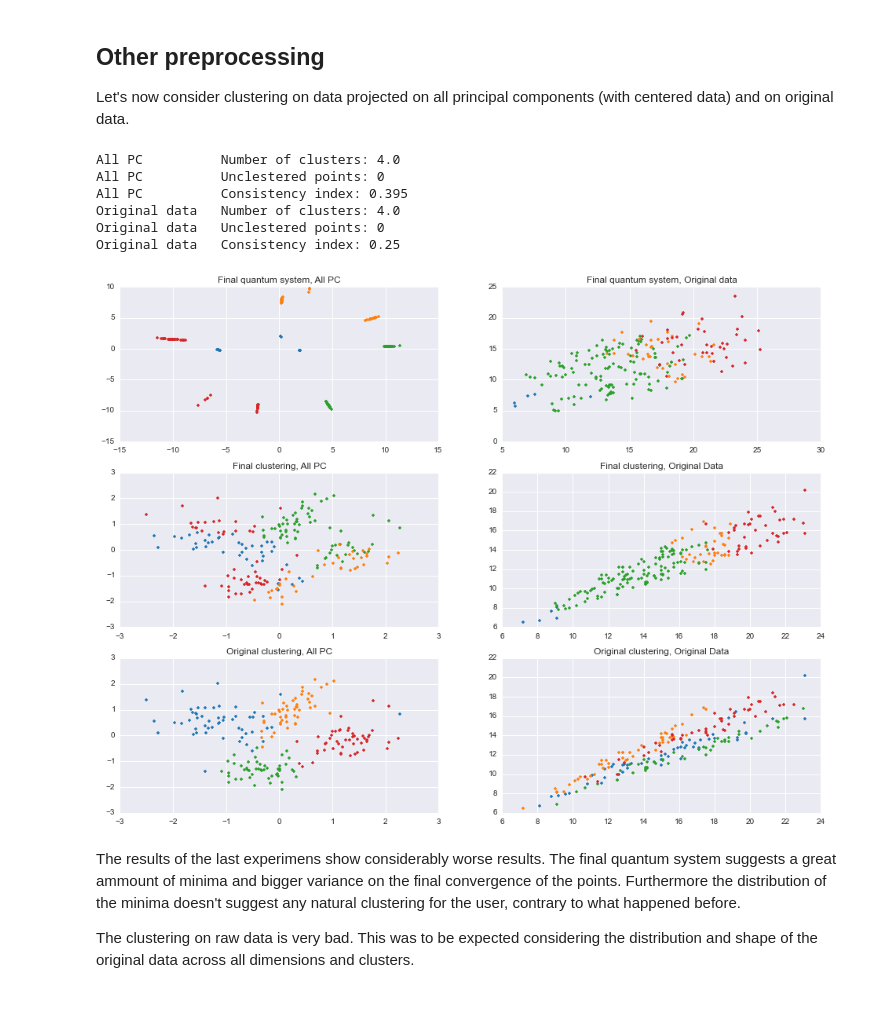
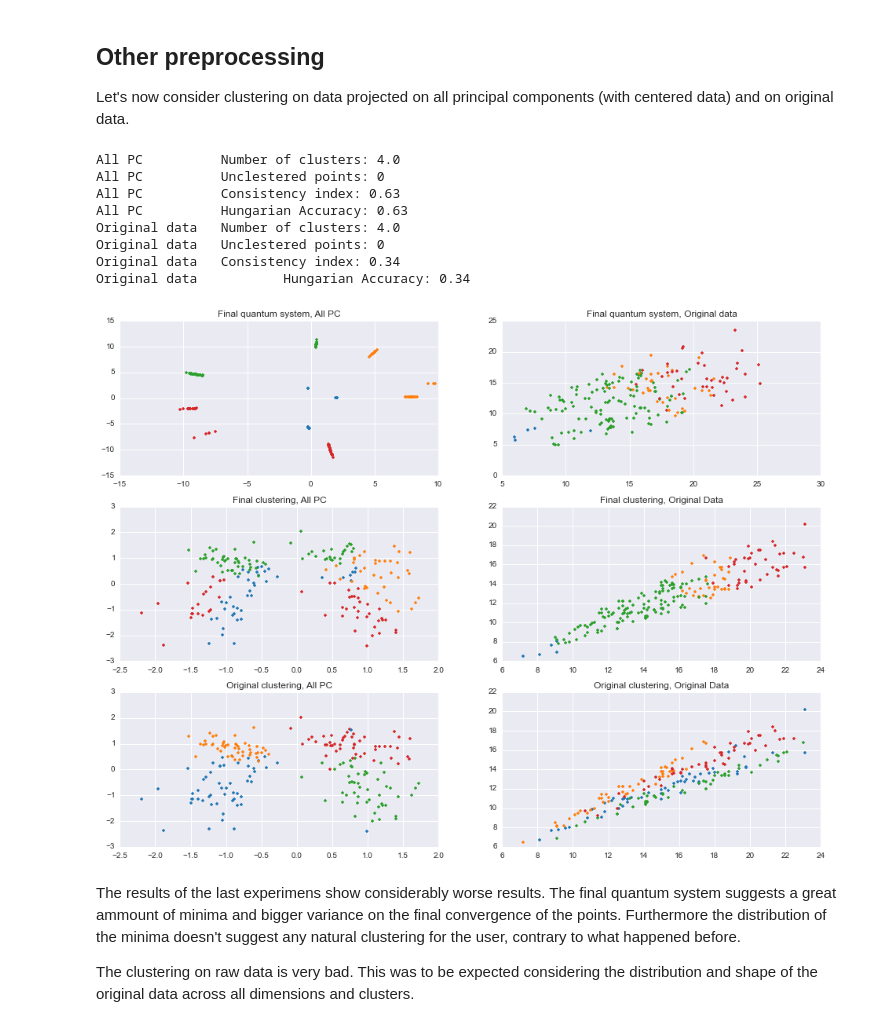
Before and after one commit to diogo-aos/QCThesis, a Jupyter notebook: notebooks/Horn accuracy.ipynb, the cells around one changed output. Cells and saved outputs as stored; diff of their text form; code cells hidden in the pictures.

```diff
--- a/notebooks/Horn accuracy.ipynb
+++ b/notebooks/Horn accuracy.ipynb
@@ -246,10 +272,10 @@ irisClustering=HornAlg.fineCluster(irisD2,dist,potential=iV2)
 
 print 'Number of clusters:',max(irisClustering)
 
-iFig2=plt.figure(figsize=(16,12))
-iAx1=iFig2.add_subplot(2,2,1)
-iAx2=iFig2.add_subplot(2,2,2)
-iAx3=iFig2.add_subplot(2,2,4)
+iFig2=plt.figure(figsize=(16,6))
+iAx1=iFig2.add_subplot(1,2,1)
+iAx2=iFig2.add_subplot(1,2,2)
+#iAx3=iFig2.add_subplot(2,2,4)
 
 iAx1.set_title('Final quantum system')
 iAx1.set_xlabel('PC1')
@@ -270,14 +296,14 @@ for i in range(iN):
     if max(irisClustering) > 10:
         break
     iAx2.plot(irisData_c[i,0],irisData_c[i,1],marker='.',c=tableau20[int(irisClustering[i]-1)*2])
-
+"""
 iAx3.set_title('Original clustering')
 iAx3.set_xlabel('PC1')
 iAx3.set_ylabel('PC2')
 
 for i in range(iN):
     iAx3.plot(irisData_c[i,0],irisData_c[i,1],marker='.',c=tableau20[int(irisAssign[i]-1)*2])
-
+"""
 irisCI=determine_ci.ConsistencyIndex(N=150)
 irisAccuracy=irisCI.score(irisClustering,irisAssign,format='array')
 
@@ -331,6 +357,8 @@ for i in range(len(crabsAssign)):
     cF1Ax1.plot(crabsData[i,2],crabsData[i,1],marker='.',c=tableau20[int(crabsAssign[i]-1)*2])
 
 cF1Ax2.set_title('Crab projected on PC, Covariance, Uncentered')
+cF1Ax2.set_xlabel('PC3')
+cF1Ax2.set_ylabel('PC2')
 for i in range(len(crabsAssign)):
     cF1Ax2.plot(ncrabsData1[i,2],ncrabsData1[i,1],marker='.',c=tableau20[int(crabsAssign[i]-1)*2])
 
@@ -346,9 +373,0 @@ for i in range(len(crabsAssign)):
-# %%
-plt.figure(figsize=(16,12))
-cF1Ax2.set_title('Crab projected on PC, Covariance, Uncentered')
-for i in range(len(crabsAssign)):
-    plt.plot(ncrabsData1[i,2],ncrabsData1[i,1],marker='.',c=tableau20[int(crabsAssign[i]-1)*2])
-
-plt.xlabel("PC3")
-plt.ylabel("PC2")
-plt.title("PCA representation of Crab dataset")
@@ -492,15 +524,27 @@ crabClustering_origin=HornAlg.fineCluster(crabD_origin,dist_origin,potential=V_o
 crabCI=determine_ci.ConsistencyIndex(N=200)
 crabAccuracy=crabCI.score(crabClustering_allpc,crabsAssign,format='array')
 
+# Hungarian accuracy
+hungAcc = determine_ci.HungarianAccuracy(nsamples=200)
+hungAcc.score(crabClustering_allpc,crabsAssign,format='array')
+crabHA = hungAcc.accuracy
+
 crabCI2=determine_ci.ConsistencyIndex(N=200)
 crabAccuracy2=crabCI2.score(crabClustering_origin,crabsAssign,format='array')
+
+# Hungarian accuracy
+hungAcc = determine_ci.HungarianAccuracy(nsamples=200)
+hungAcc.score(crabClustering_origin,crabsAssign,format='array')
+crabHA2 = hungAcc.accuracy
 
 print 'All PC\t\tNumber of clusters:',max(crabClustering_allpc)
 print 'All PC\t\tUnclestered points:', np.count_nonzero(crabClustering_allpc==0)
 print 'All PC\t\tConsistency index:',crabAccuracy
+print 'All PC\t\tHungarian Accuracy:',crabHA
 print 'Original data\tNumber of clusters:',max(crabClustering_origin)
 print 'Original data\tUnclestered points:', np.count_nonzero(crabClustering_origin==0)
 print 'Original data\tConsistency index:',crabAccuracy2
+print 'Original data\t\tHungarian Accuracy:',crabHA2
 
 cFig2=plt.figure(figsize=(16,12))
 cAx1=cFig2.add_subplot(3,2,1)
@@ -517,45 +561,47 @@ for i in range(len(crabsAssign)):
         c=0
     else:
         c=int(crabClustering_allpc[i]-1)*2
-    cAx1.plot(crabD_allpc[i,1],crabD_allpc[i,2],marker='.',c=tableau20[c])
+    cAx1.plot(crabD_allpc[i,2],crabD_allpc[i,1],marker='.',c=tableau20[c])
 
 cAx2.set_title('Final clustering, All PC')
 for i in range(len(crabsAssign)):
     if max(crabClustering_allpc) > 10:
         break
-    cAx2.plot(ncrabsData3[i,1],ncrabsData3[i,2],marker='.',c=tableau20[int(crabClustering_allpc[i]-1)*2])
+    cAx2.plot(ncrabsData1[i,2],ncrabsData1[i,1],marker='.',c=tableau20[int(crabClustering_allpc[i]-1)*2])
 
 cAx3.set_title('Original clustering, All PC')
 for i in range(len(crabsAssign)):
-    cAx3.plot(ncrabsData3[i,1],ncrabsData3[i,2],marker='.',c=tableau20[int(crabsAssign[i]-1)*2])
+    cAx3.plot(ncrabsData1[i,2],ncrabsData1[i,1],marker='.',c=tableau20[int(crabsAssign[i]-1)*2])
 
     #--------------------------------------------------------------#
 
 cAx4.set_title('Final quantum system, Original data')
 for i in range(len(crabsAssign)):
     if max(crabClustering_origin) >= 10:
         c=0
     else:
         c=int(crabClustering_origin[i]-1)*2
     cAx4.plot(crabD_origin[i,0],crabD_origin[i,1],marker='.',c=tableau20[c])
 
 cAx5.set_title('Final clustering, Original Data')
 for i in range(len(crabsAssign)):
     if max(crabClustering_origin) > 10:
         break
     cAx5.plot(crabsData[i,0],crabsData[i,1],marker='.',c=tableau20[int(crabClustering_origin[i]-1)*2])
 
 cAx6.set_title('Original clustering, Original Data')
 for i in range(len(crabsAssign)):
     cAx6.plot(crabsData[i,0],crabsData[i,1],marker='.',c=tableau20[int(crabsAssign[i]-1)*2])
 # %% [output]
 All PC          Number of clusters: 4.0
 All PC          Unclestered points: 0
-All PC          Consistency index: 0.395
+All PC          Consistency index: 0.63
+All PC          Hungarian Accuracy: 0.63
 Original data   Number of clusters: 4.0
 Original data   Unclestered points: 0
-Original data   Consistency index: 0.25
+Original data   Consistency index: 0.34
+Original data           Hungarian Accuracy: 0.34
-[figure, old version]
+[figure, new version]
 # %% [markdown]
 The results of the last experimens show considerably worse results. The final quantum system suggests a great ammount of minima and bigger variance on the final convergence of the points. Furthermore the distribution of the minima doesn't suggest any natural clustering for the user, contrary to what happened before.
 
```
Also changed, not shown: parts of 13 cells of this notebook, 20 other files.
